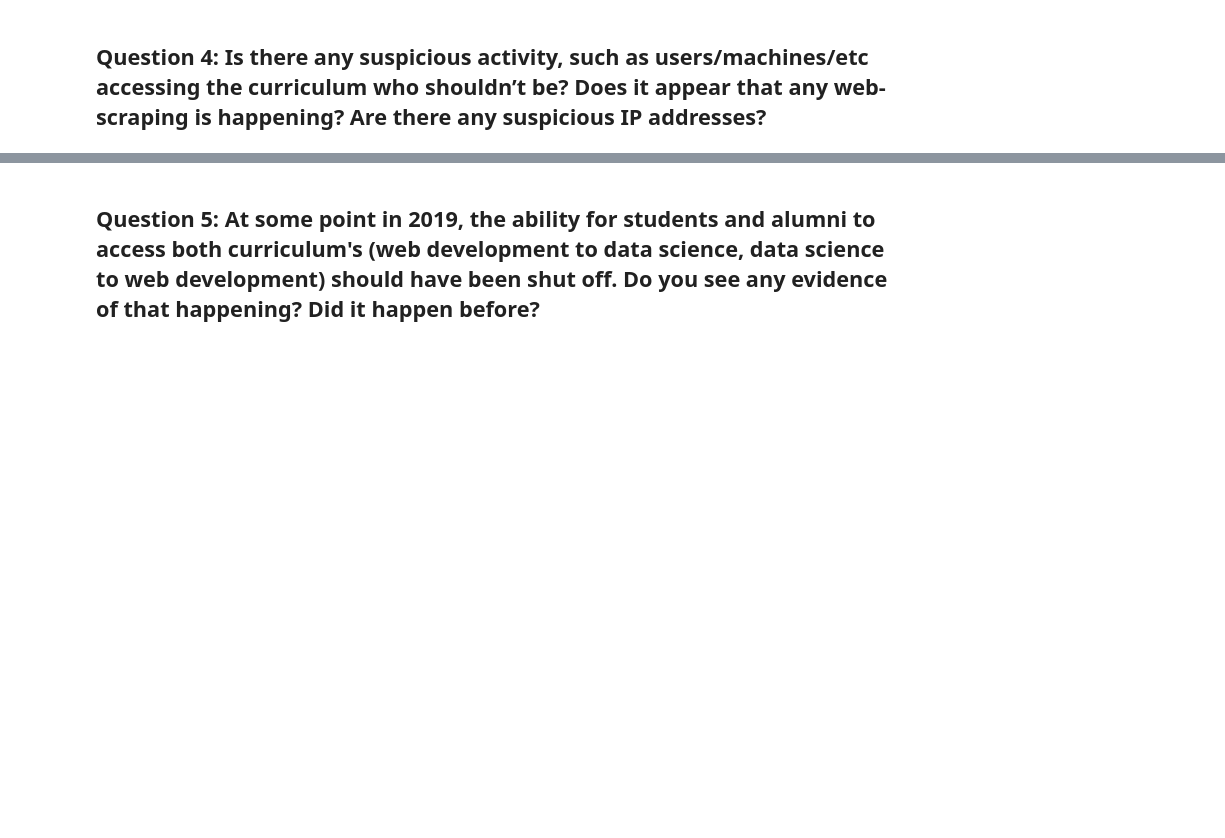
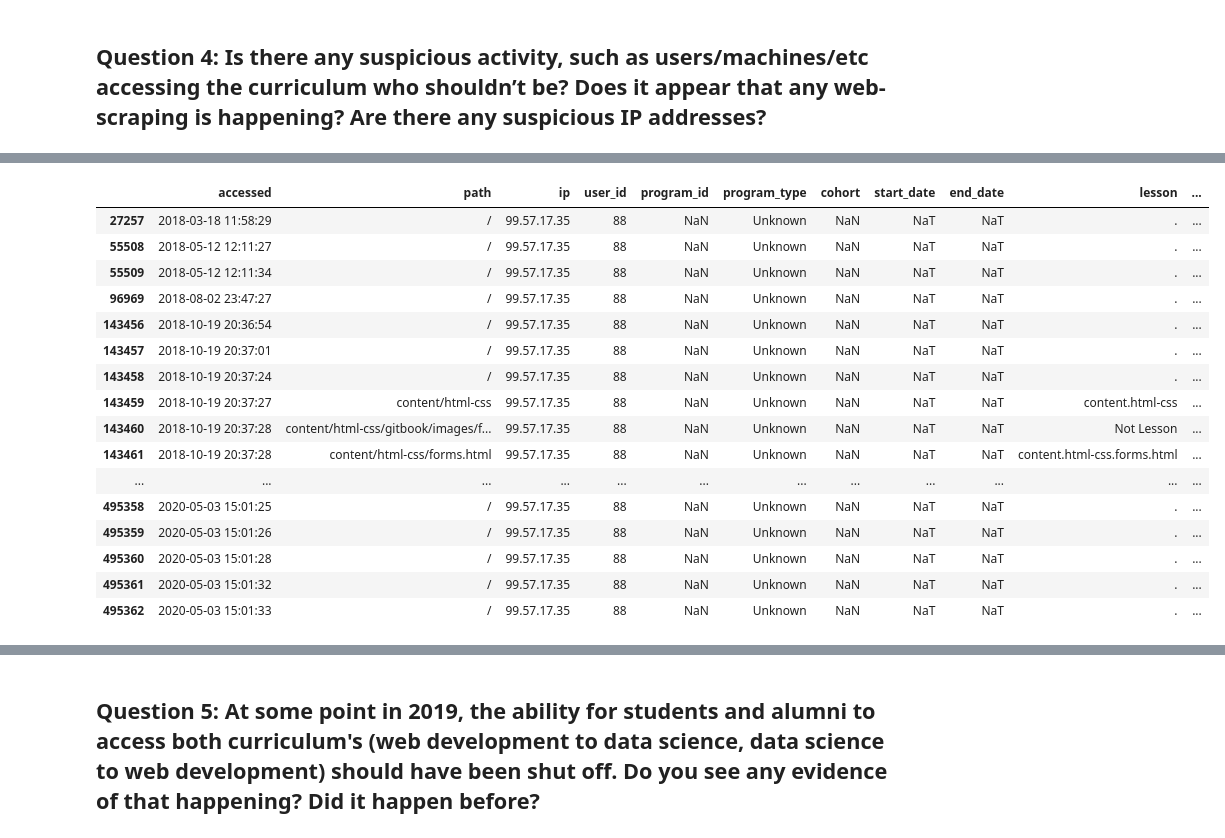
Before and after one commit to miller-cerna-laskowski-morris-eyring/anomaly-group-project, a Jupyter notebook: Final.ipynb, the cells around one changed output, grey strips where cells are left out. Drawn from its saved outputs; the diff is of its cells as text; code cells hidden in the pictures; blank space fills up the shorter version.

```diff
--- a/Final.ipynb
+++ b/Final.ipynb
@@ -187,0 +190,19 @@ dtype: int64
+# %%
+full_df = pd.concat([df, df_staff, df_multicohort, df_unimputed, df_non_curriculum, df_outliers])
+full_df = full_df.loc[full_df['cohort'] != 'Staff']
+#create webdev df
+webdev = full_df.loc[full_df['program_type'] == 'Web Development']
+
+#get the most accessed lessons
+pd.DataFrame(webdev.path.value_counts().head(10)).index
+
+#subset by the top 5 pages
+webdev_pop = webdev[(webdev.path == 'javascript-i') |
+                    (webdev.path == 'html-css')  |
+                    (webdev.path == 'java-iii') |
+                    (webdev.path == 'java-ii')|
+                    (webdev.path == 'spring')]
+
+
+webdev_pop = pd.crosstab(webdev_pop.cohort, webdev_pop.path, margins = True, margins_name = 'total')
+webdev_pop
@@ -234,0 +355,23 @@ user_stacked_plot(columns_to_plot, title, df)
+# %%
+#san antonio ip address, benign threat, but suspicious probably used by a bot,
+#weird random access times, barely viewed subtantive content
+
+full_df.loc[full_df['ip'] == '99.57.17.35']
+# %% [output]
+|  | accessed | path | ip | user_id | program_id | program_type | cohort | start_date | end_date | lesson | ... |
+| 27257 | 2018-03-18 11:58:29 | / | 99.57.17.35 | 88 | NaN | Unknown | NaN | NaT | NaT | . | ... |
+| 55508 | 2018-05-12 12:11:27 | / | 99.57.17.35 | 88 | NaN | Unknown | NaN | NaT | NaT | . | ... |
+| 55509 | 2018-05-12 12:11:34 | / | 99.57.17.35 | 88 | NaN | Unknown | NaN | NaT | NaT | . | ... |
+| 96969 | 2018-08-02 23:47:27 | / | 99.57.17.35 | 88 | NaN | Unknown | NaN | NaT | NaT | . | ... |
+| 143456 | 2018-10-19 20:36:54 | / | 99.57.17.35 | 88 | NaN | Unknown | NaN | NaT | NaT | . | ... |
+| 143457 | 2018-10-19 20:37:01 | / | 99.57.17.35 | 88 | NaN | Unknown | NaN | NaT | NaT | . | ... |
+| 143458 | 2018-10-19 20:37:24 | / | 99.57.17.35 | 88 | NaN | Unknown | NaN | NaT | NaT | . | ... |
+| 143459 | 2018-10-19 20:37:27 | content/html-css | 99.57.17.35 | 88 | NaN | Unknown | NaN | NaT | NaT | content.html-css | ... |
+| 143460 | 2018-10-19 20:37:28 | content/html-css/gitbook/images/f... | 99.57.17.35 | 88 | NaN | Unknown | NaN | NaT | NaT | Not Lesson | ... |
+| 143461 | 2018-10-19 20:37:28 | content/html-css/forms.html | 99.57.17.35 | 88 | NaN | Unknown | NaN | NaT | NaT | content.html-css.forms.html | ... |
+| ... | ... | ... | ... | ... | ... | ... | ... | ... | ... | ... | ... |
+| 495358 | 2020-05-03 15:01:25 | / | 99.57.17.35 | 88 | NaN | Unknown | NaN | NaT | NaT | . | ... |
+| 495359 | 2020-05-03 15:01:26 | / | 99.57.17.35 | 88 | NaN | Unknown | NaN | NaT | NaT | . | ... |
+| 495360 | 2020-05-03 15:01:28 | / | 99.57.17.35 | 88 | NaN | Unknown | NaN | NaT | NaT | . | ... |
+| 495361 | 2020-05-03 15:01:32 | / | 99.57.17.35 | 88 | NaN | Unknown | NaN | NaT | NaT | . | ... |
+| 495362 | 2020-05-03 15:01:33 | / | 99.57.17.35 | 88 | NaN | Unknown | NaN | NaT | NaT | . | ... |
```
Also changed, not shown: parts of 13 cells of this notebook.
